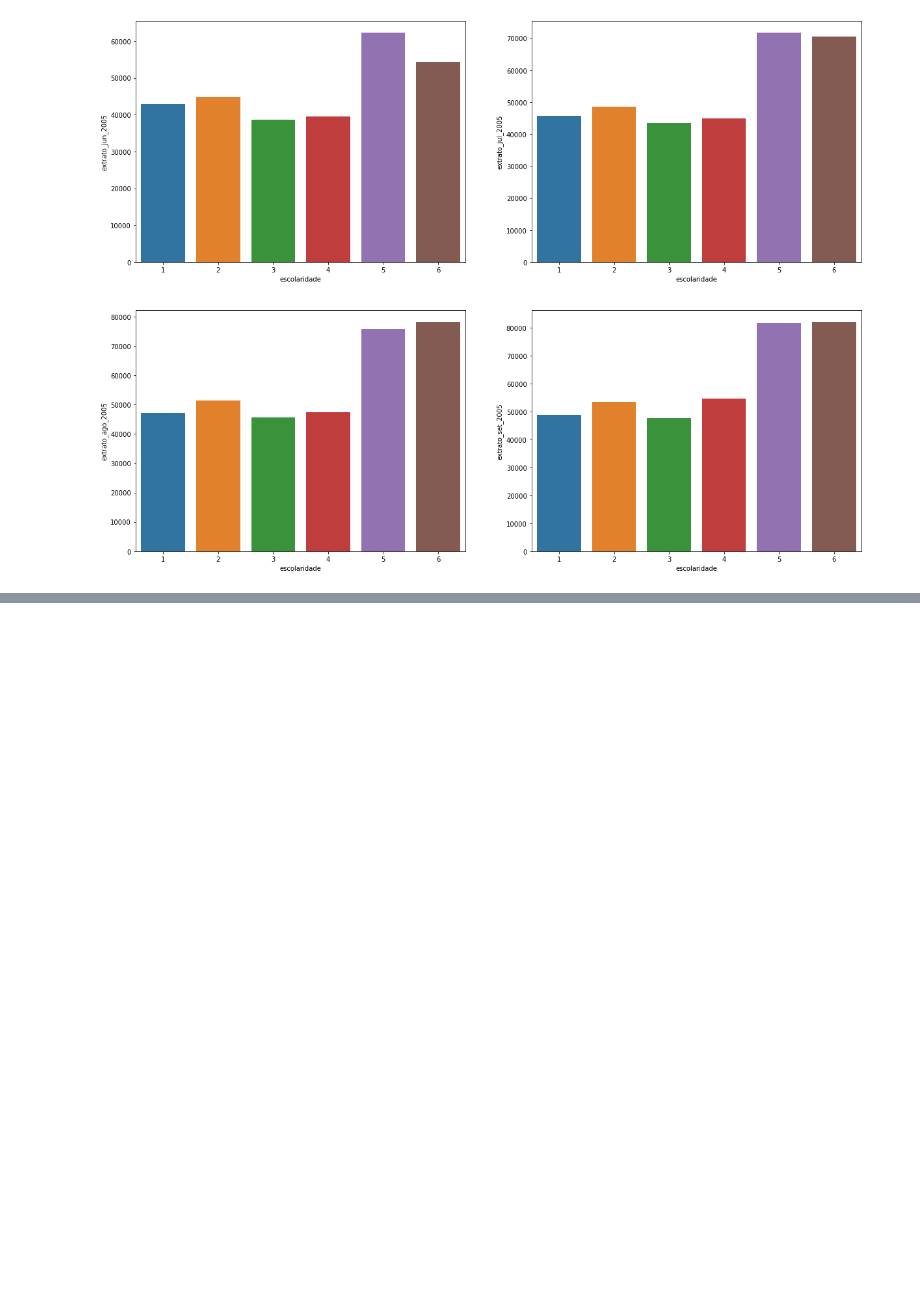
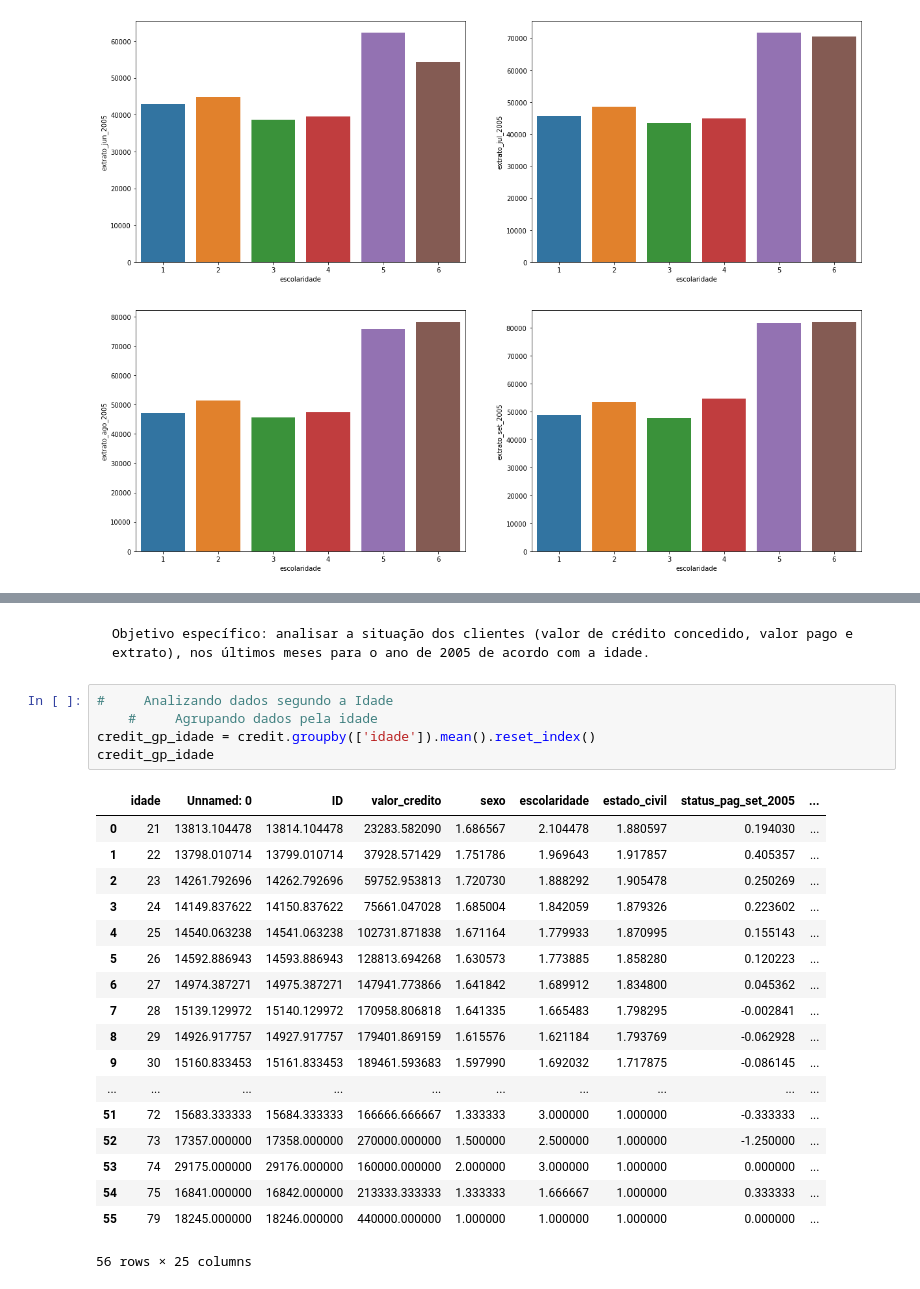
Before and after one commit to thiagot3/Vizualiza-o-de-Dados, a Jupyter notebook: Visualização de Dados.ipynb, the cells around one changed output, grey strips where cells are left out. Saved outputs shown, nothing was run; the diff lists cells and outputs as text; blank space fills up the shorter version.

```diff
--- a/Visualização de Dados.ipynb
+++ b/Visualização de Dados.ipynb
@@ -127,3 +128,29 @@ fig.write_html("Arquivos da Aplicação/Valor pago por escolaridade.html")
 fig.show()
 # %% [output]
 [interactive output not drawn]
+# %% [markdown]
+    Objetivo específico: analisar a situação dos clientes (valor de crédito concedido, valor pago e extrato), nos últimos meses para o ano de 2005 de acordo com a idade.
+# %%
+#     Analizando dados segundo a Idade
+    #     Agrupando dados pela idade
+credit_gp_idade = credit.groupby(['idade']).mean().reset_index()
+credit_gp_idade
+# %% [output]
+|  | idade | Unnamed: 0 | ID | valor_credito | sexo | escolaridade | estado_civil | status_pag_set_2005 | ... |
+| 0 | 21 | 13813.104478 | 13814.104478 | 23283.582090 | 1.686567 | 2.104478 | 1.880597 | 0.194030 | ... |
+| 1 | 22 | 13798.010714 | 13799.010714 | 37928.571429 | 1.751786 | 1.969643 | 1.917857 | 0.405357 | ... |
+| 2 | 23 | 14261.792696 | 14262.792696 | 59752.953813 | 1.720730 | 1.888292 | 1.905478 | 0.250269 | ... |
+| 3 | 24 | 14149.837622 | 14150.837622 | 75661.047028 | 1.685004 | 1.842059 | 1.879326 | 0.223602 | ... |
+| 4 | 25 | 14540.063238 | 14541.063238 | 102731.871838 | 1.671164 | 1.779933 | 1.870995 | 0.155143 | ... |
+| 5 | 26 | 14592.886943 | 14593.886943 | 128813.694268 | 1.630573 | 1.773885 | 1.858280 | 0.120223 | ... |
+| 6 | 27 | 14974.387271 | 14975.387271 | 147941.773866 | 1.641842 | 1.689912 | 1.834800 | 0.045362 | ... |
+| 7 | 28 | 15139.129972 | 15140.129972 | 170958.806818 | 1.641335 | 1.665483 | 1.798295 | -0.002841 | ... |
+| 8 | 29 | 14926.917757 | 14927.917757 | 179401.869159 | 1.615576 | 1.621184 | 1.793769 | -0.062928 | ... |
+| 9 | 30 | 15160.833453 | 15161.833453 | 189461.593683 | 1.597990 | 1.692032 | 1.717875 | -0.086145 | ... |
+| ... | ... | ... | ... | ... | ... | ... | ... | ... | ... |
+| 51 | 72 | 15683.333333 | 15684.333333 | 166666.666667 | 1.333333 | 3.000000 | 1.000000 | -0.333333 | ... |
+| 52 | 73 | 17357.000000 | 17358.000000 | 270000.000000 | 1.500000 | 2.500000 | 1.000000 | -1.250000 | ... |
+| 53 | 74 | 29175.000000 | 29176.000000 | 160000.000000 | 2.000000 | 3.000000 | 1.000000 | 0.000000 | ... |
+| 54 | 75 | 16841.000000 | 16842.000000 | 213333.333333 | 1.333333 | 1.666667 | 1.000000 | 0.333333 | ... |
+| 55 | 79 | 18245.000000 | 18246.000000 | 440000.000000 | 1.000000 | 1.000000 | 1.000000 | 0.000000 | ... |
+56 rows × 25 columns
```
Also changed, not shown: parts of 9 cells of this notebook, 2 other files.
